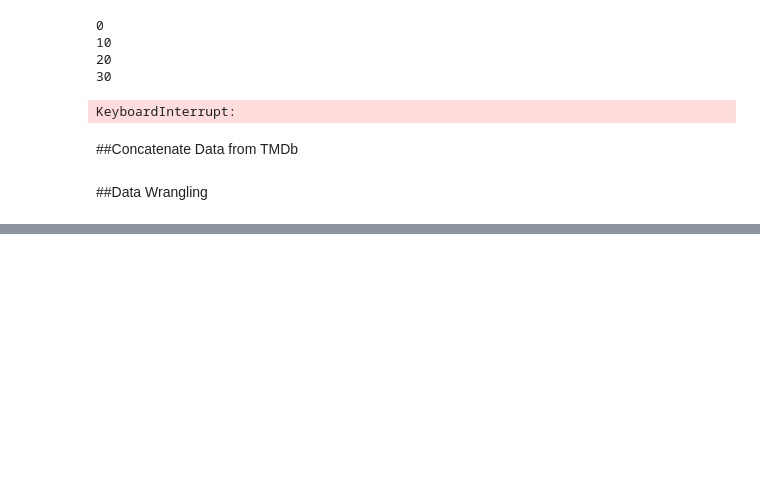
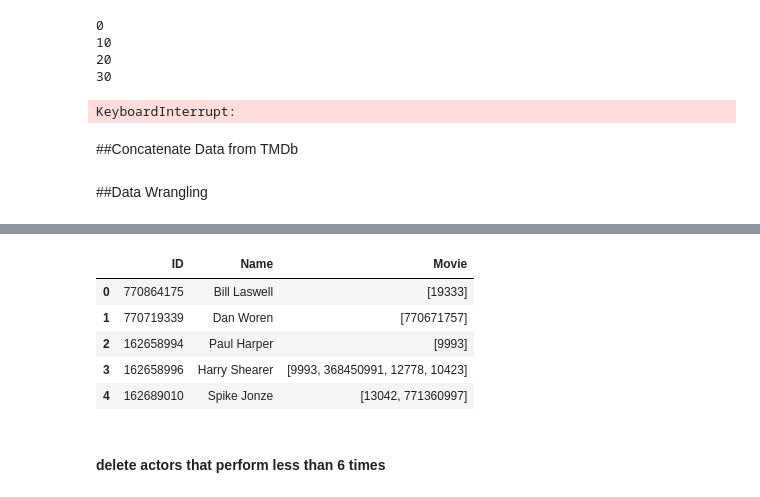
Before and after one commit to lantian2012/DataScience, a Jupyter notebook: Progress.ipynb, the cells around one changed output, grey strips where cells are left out. Cells and saved outputs as stored; diff of their text form; code cells hidden in the pictures; blank space fills up the shorter version.

Commit message:
add aggregated data. modify readme to explain data files

```diff
--- a/Progress.ipynb
+++ b/Progress.ipynb
@@ -668,0 +666,16 @@ Name: Cast, dtype: object
+# %%
+name = dict()
+movie = dict()
+for i in range(len(MovieTable)):
+    for actor in MovieTable['Cast'][i]:
+        if actor['id'] in movie:
+            movie[actor['id']].append(MovieTable['ID'][i])
+        else:
+            name[actor['id']] = actor['name']
+            movie[actor['id']] = [MovieTable['ID'][i]]
+# %%
+Name = pd.DataFrame(name.items())
+Name.columns = ['ID', 'Name']
+Movie = pd.DataFrame(movie.items())
+Movie.columns = ['ID', 'Movie']
+ActorTable = pd.merge(Name, Movie, on='ID')
@@ -668,0 +684,11 @@ Name: Cast, dtype: object
+# %%
+ActorTable.head()
+# %% [output]
+|  | ID | Name | Movie |
+| 0 | 770864175 | Bill Laswell | [19333] |
+| 1 | 770719339 | Dan Woren | [770671757] |
+| 2 | 162658994 | Paul Harper | [9993] |
+| 3 | 162658996 | Harry Shearer | [9993, 368450991, 12778, 10423] |
+| 4 | 162689010 | Spike Jonze | [13042, 771360997] |
+# %% [markdown]
+#### delete actors that perform less than 6 times
```
Also changed, not shown: parts of 34 cells of this notebook, 7 other files.
